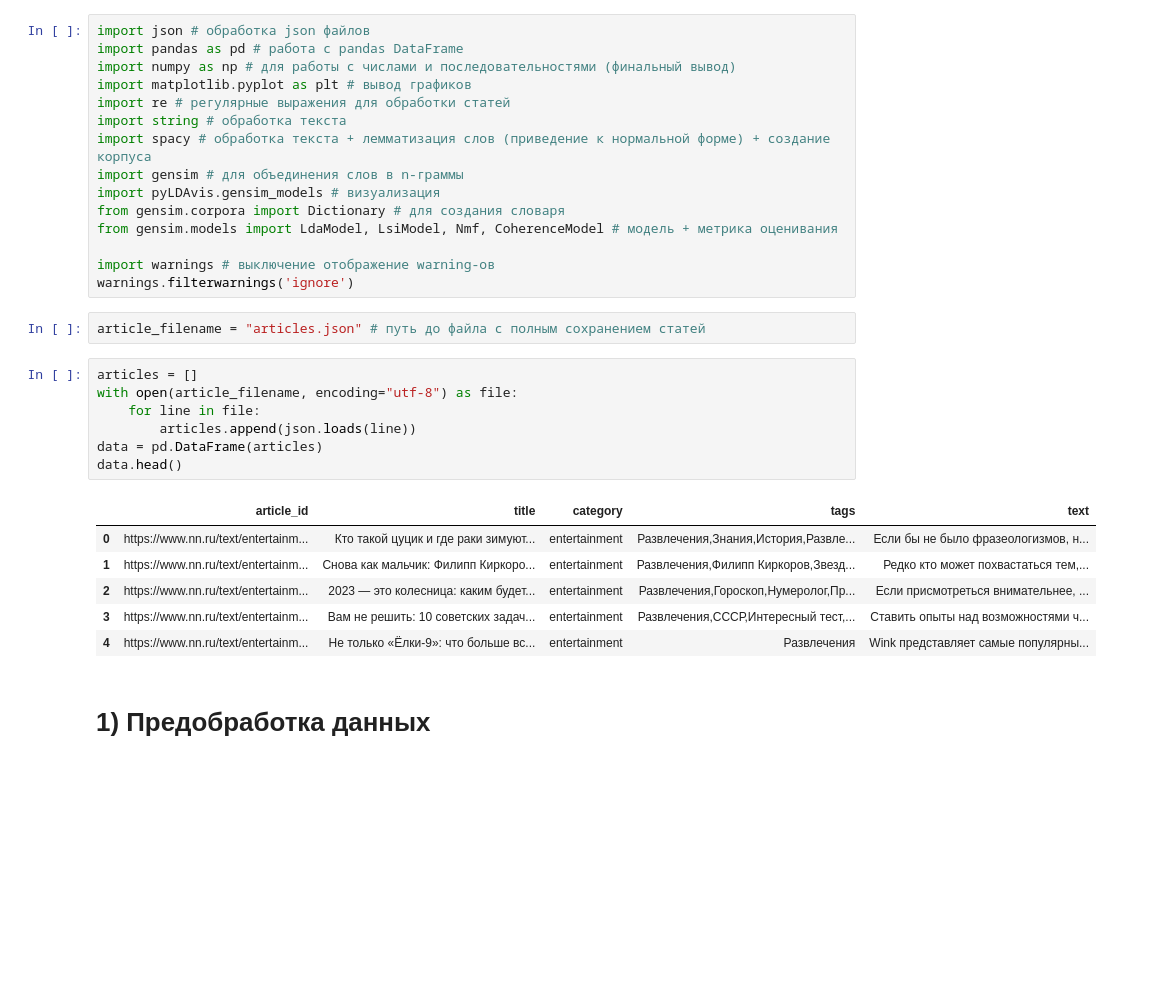
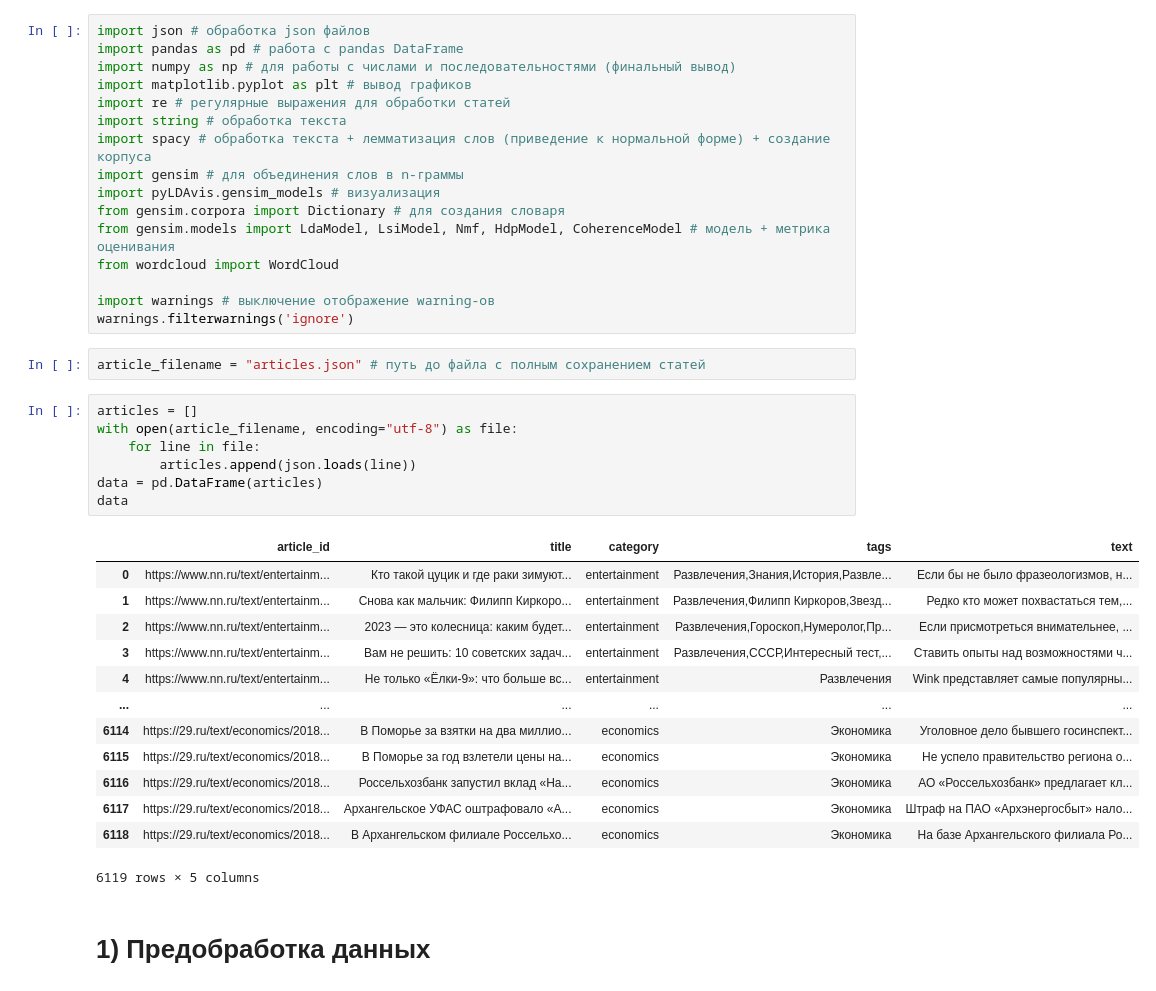
Before and after one commit to DenisKabanov/computational_linguistics_lab3, a Jupyter notebook: test.ipynb, the cells around one changed output. Saved outputs shown, nothing was run; the diff lists cells and outputs as text; blank space fills up the shorter version.

```diff
--- a/test.ipynb
+++ b/test.ipynb
@@ -36,7 +75,8 @@ import spacy # обработка текста + лемматизация сло
 import gensim # для объединения слов в n-граммы
 import pyLDAvis.gensim_models # визуализация
 from gensim.corpora import Dictionary # для создания словаря
-from gensim.models import LdaModel, LsiModel, Nmf, CoherenceModel # модель + метрика оценивания
+from gensim.models import LdaModel, LsiModel, Nmf, HdpModel, CoherenceModel # модель + метрика оценивания
+from wordcloud import WordCloud
 
 import warnings # выключение отображение warning-ов
 warnings.filterwarnings('ignore')
@@ -45,17 +85,24 @@ article_filename = "articles.json" # путь до файла с полным с
 # %%
 articles = []
 with open(article_filename, encoding="utf-8") as file:
     for line in file:
         articles.append(json.loads(line))
 data = pd.DataFrame(articles)
-data.head()
+data
 # %% [output]
 |  | article_id | title | category | tags | text |
 | 0 | https://www.nn.ru/text/entertainm... | Кто такой цуцик и где раки зимуют... | entertainment | Развлечения,Знания,История,Развле... | Если бы не было фразеологизмов, н... |
 | 1 | https://www.nn.ru/text/entertainm... | Снова как мальчик: Филипп Киркоро... | entertainment | Развлечения,Филипп Киркоров,Звезд... | Редко кто может похвастаться тем,... |
 | 2 | https://www.nn.ru/text/entertainm... | 2023 — это колесница: каким будет... | entertainment | Развлечения,Гороскоп,Нумеролог,Пр... | Если присмотреться внимательнее, ... |
 | 3 | https://www.nn.ru/text/entertainm... | Вам не решить: 10 советских задач... | entertainment | Развлечения,СССР,Интересный тест,... | Ставить опыты над возможностями ч... |
 | 4 | https://www.nn.ru/text/entertainm... | Не только «Ёлки-9»: что больше вс... | entertainment | Развлечения | Wink представляет самые популярны... |
+| ... | ... | ... | ... | ... | ... |
+| 6114 | https://29.ru/text/economics/2018... | В Поморье за взятки на два миллио... | economics | Экономика | Уголовное дело бывшего госинспект... |
+| 6115 | https://29.ru/text/economics/2018... | В Поморье за год взлетели цены на... | economics | Экономика | Не успело правительство региона о... |
+| 6116 | https://29.ru/text/economics/2018... | Россельхозбанк запустил вклад «На... | economics | Экономика | АО «Россельхозбанк» предлагает кл... |
+| 6117 | https://29.ru/text/economics/2018... | Архангельское УФАС оштрафовало «А... | economics | Экономика | Штраф на ПАО «Архэнергосбыт» нало... |
+| 6118 | https://29.ru/text/economics/2018... | В Архангельском филиале Россельхо... | economics | Экономика | На базе Архангельского филиала Ро... |
+6119 rows × 5 columns
 # %% [markdown]
 # 1) Предобработка данных
 # %%
```
Also changed, not shown: parts of 27 cells of this notebook.
